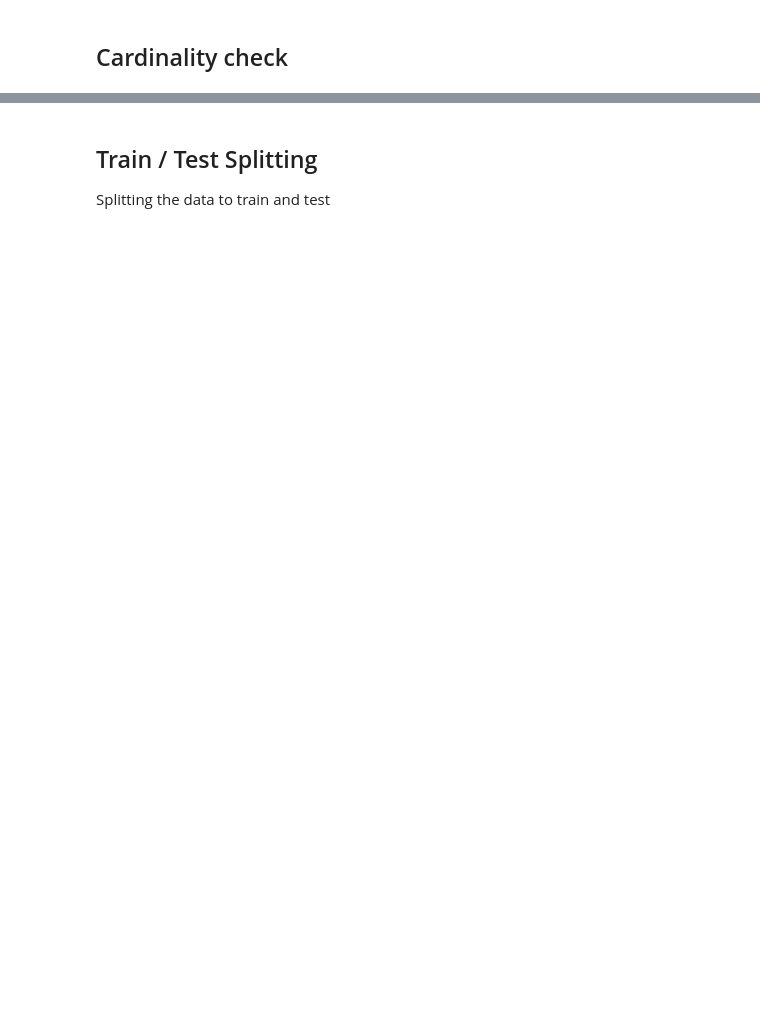
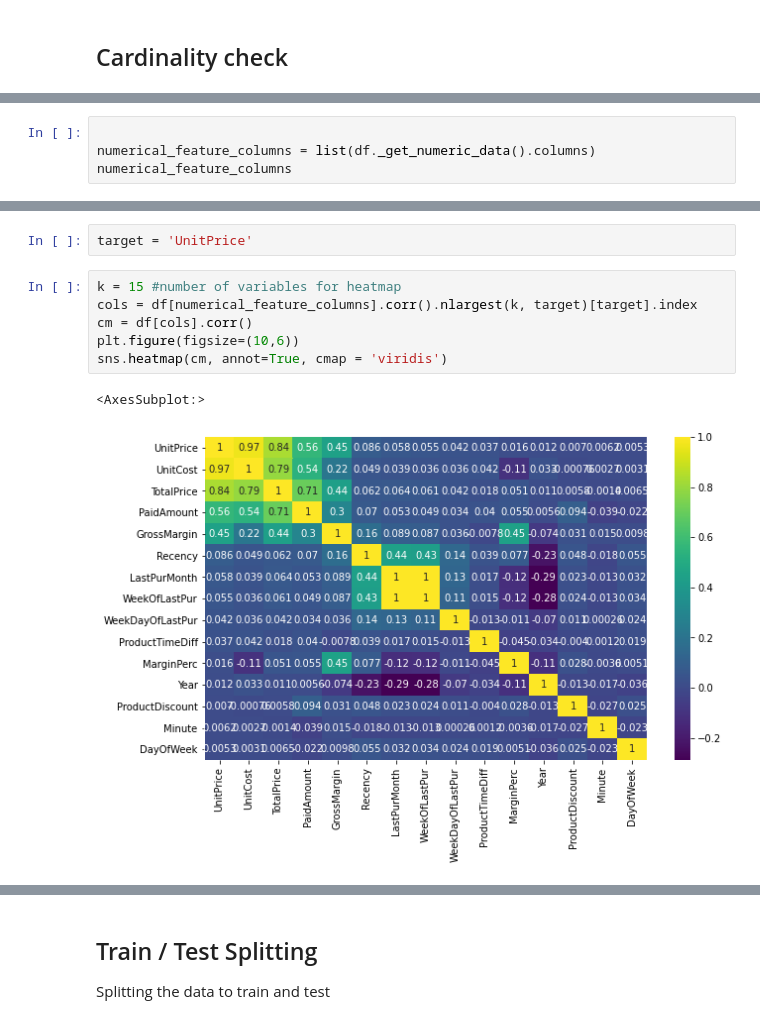
Before and after one commit to kvmvu/jamboml, a Jupyter notebook: dataprep.ipynb, the cells around one changed output, grey strips where cells are left out. Cells and saved outputs as stored; diff of their text form; blank space fills up the shorter version.

Commit message:
data preparation, feature selection and first test of the model

```diff
--- a/dataprep.ipynb
+++ b/dataprep.ipynb
@@ -290,0 +286,4 @@ Text(0, 0.5, 'Number of different categories')
+# %%
+
+numerical_feature_columns = list(df._get_numeric_data().columns)
+numerical_feature_columns
@@ -290,0 +308,11 @@ Text(0, 0.5, 'Number of different categories')
+# %%
+target = 'UnitPrice'
+# %%
+k = 15 #number of variables for heatmap
+cols = df[numerical_feature_columns].corr().nlargest(k, target)[target].index
+cm = df[cols].corr()
+plt.figure(figsize=(10,6))
+sns.heatmap(cm, annot=True, cmap = 'viridis')
+# %% [output]
+<AxesSubplot:>
+[figure, added]
```
Also changed, not shown: parts of 77 cells of this notebook, 2 other files.
